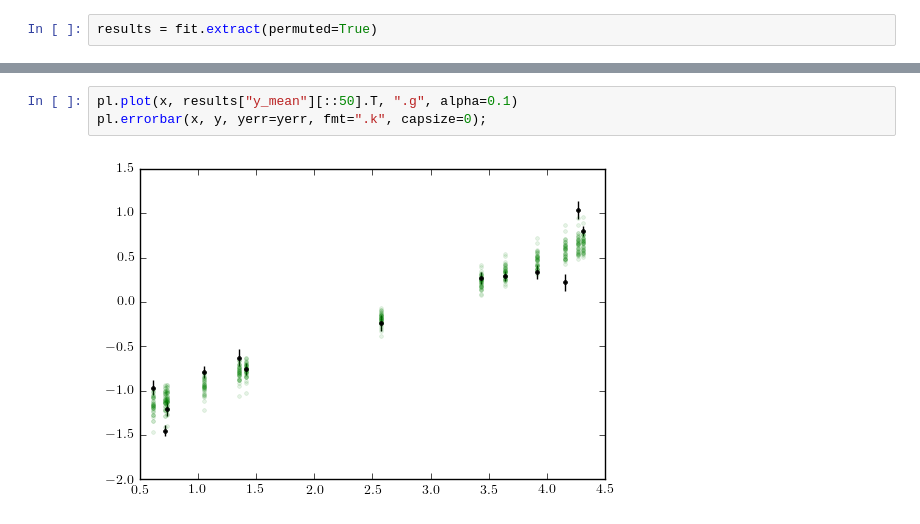
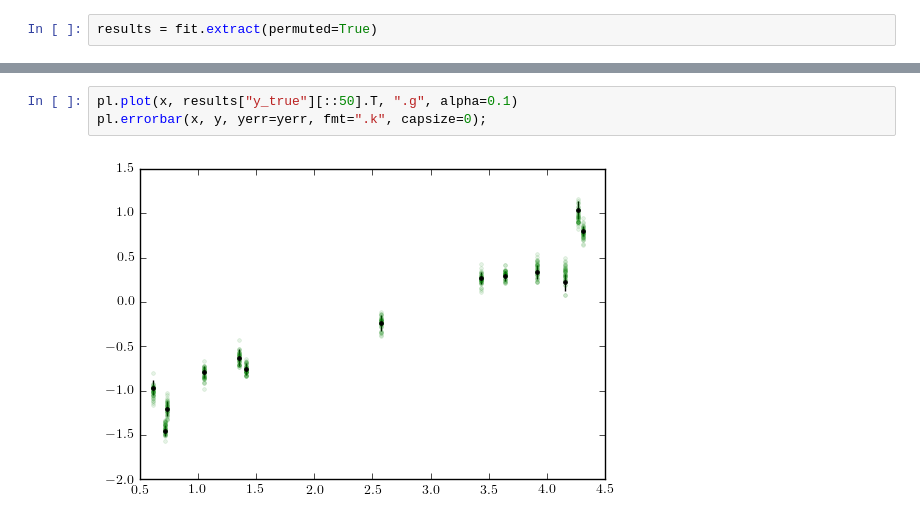
Before and after one commit to AstroHackWeek/AstroHackWeek2015, a Jupyter notebook: hierarchical-infrence-for-hackers/HIFH.ipynb, the cells around one changed output, grey strips where cells are left out. Drawn from its saved outputs; the diff is of its cells as text.

```diff
--- a/hierarchical-infrence-for-hackers/HIFH.ipynb
+++ b/hierarchical-infrence-for-hackers/HIFH.ipynb
@@ -78,5 +78,5 @@ corner.corner(chain, truths=np.append(truth, np.log(true_scatter)));
 # %%
-pl.plot(x, results["y_mean"][::50].T, ".g", alpha=0.1)
+pl.plot(x, results["y_true"][::50].T, ".g", alpha=0.1)
 pl.errorbar(x, y, yerr=yerr, fmt=".k", capsize=0);
 # %% [output]
-[figure, old version]
+[figure, new version]
```
Also changed, not shown: parts of 2 cells of this notebook.
